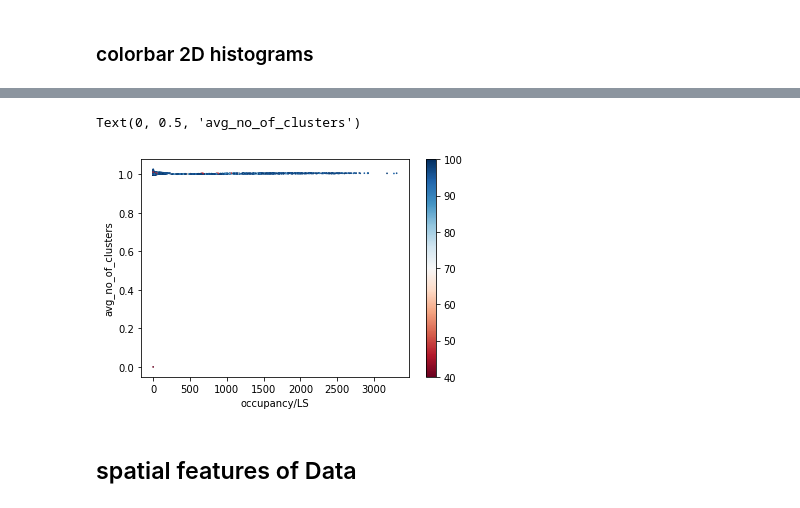
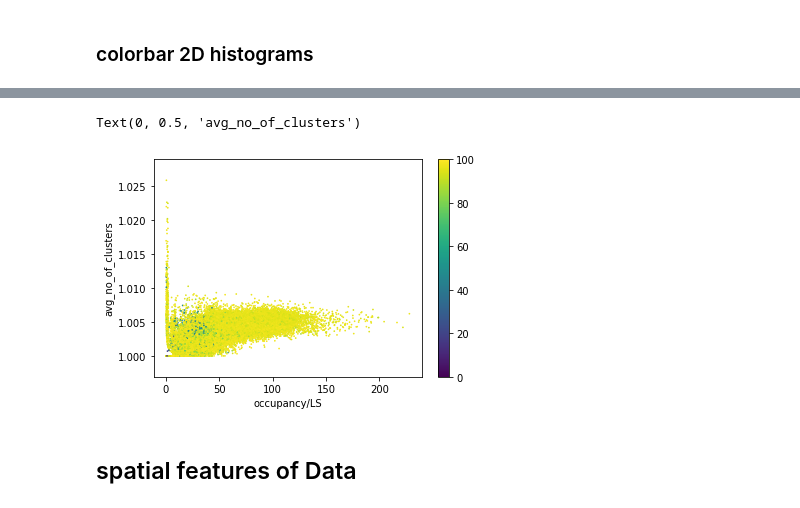
Before and after one commit to mikasmichelevicius/CMS_RPC_efficiency, a Jupyter notebook: EDA_Collisions.ipynb, the cells around one changed output, grey strips where cells are left out. Cells and saved outputs as stored; diff of their text form; code cells hidden in the pictures.

```diff
--- a/EDA_Collisions.ipynb
+++ b/EDA_Collisions.ipynb
@@ -66,6 +62,7 @@ df[df['avg_multiplicity'] >= 4]
 # %%
-#droping the row with avg_multiplicity 41 (outlier)
-i = df[df['avg_multiplicity'] >= 4].index
+i = df[df['fid_eff_ch_level'] == 0].index
+df = df.drop(i)
+i = df[(df['occupancy'] == 0) & (df['fid_eff_ch_level'] != 0)].index
 df = df.drop(i)
 df.shape[0]
 # %% [output]
@@ -138,0 +91,10 @@ plt.show()
+# %%
+df_droping_low_lumisections = df[df['lumisections'] > 40]
+
+print('number of total samples:', df.shape[0])
+print('number of samples with lumisections>38 :', df_droping_low_lumisections.shape[0])
+print('maximum occupancy/LS value after droping low lumisections samples:', np.max(df_droping_low_lumisections['occupancy/LS']))
+print('minimum lumisections value:',np.min(df_droping_low_lumisections['lumisections']))
+plt.hist(np.array(df_droping_low_lumisections['occupancy/LS']) , bins=100)
+plt.title('occupancy/LS')
+plt.show()
@@ -263,0 +163,12 @@ FileNotFoundError: [Errno 2] No such file or directory: '/Users/erfan/Desktop/CB
+# %%
+cm = plt.cm.get_cmap('viridis')
+name2 = 'occupancy/LS'
+name1 = 'avg_cluster_size'
+x = np.array(df_droping_low_lumisections[name1])
+y = np.array(df_droping_low_lumisections[name2])
+z = np.array(df_droping_low_lumisections['fid_eff_ch_level'])
+sc = plt.scatter(x, y, c=z, vmin=0, vmax=100, s=0.1, cmap=cm)
+cbar = plt.colorbar(sc)
+cbar.set_label('fid_eff_ch_level')
+plt.xlabel(name1)
+plt.ylabel(name2)
@@ -264,19 +178,18 @@ FileNotFoundError: [Errno 2] No such file or directory: '/Users/erfan/Desktop/CB
 # %%
-# avg_no_of_clusters and occupancy/LS seem to be good features to find out
-# data points with low efficiency 50< (red points)
-cm = plt.cm.get_cmap('RdBu')
+cm = plt.cm.get_cmap('viridis')
 # cm = plt.cm.get_cmap('viridis')
 name2 = 'avg_no_of_clusters'
 name1 = 'occupancy/LS'
-x = np.array(df[name1])
-y = np.array(df[name2])
-z = np.array(df['fid_eff_ch_level'])
-sc = plt.scatter(x, y, c=z, vmin=40, vmax=100, s=0.5, cmap=cm)
+x = np.array(df_droping_low_lumisections[name1])
+y = np.array(df_droping_low_lumisections[name2])
+z = np.array(df_droping_low_lumisections['fid_eff_ch_level'])
+sc = plt.scatter(x, y, c=z, vmin=0, vmax=100, s=0.5, cmap=cm)
 plt.colorbar(sc)
+cbar.set_label('fid_eff_ch_level')
 plt.xlabel(name1)
 plt.ylabel(name2)
 # %% [output]
 Text(0, 0.5, 'avg_no_of_clusters')
-[figure, old version]
+[figure, new version]
 # %% [markdown]
 ## spatial features of Data
```
Also changed, not shown: parts of 31 cells of this notebook, 1 other file.
